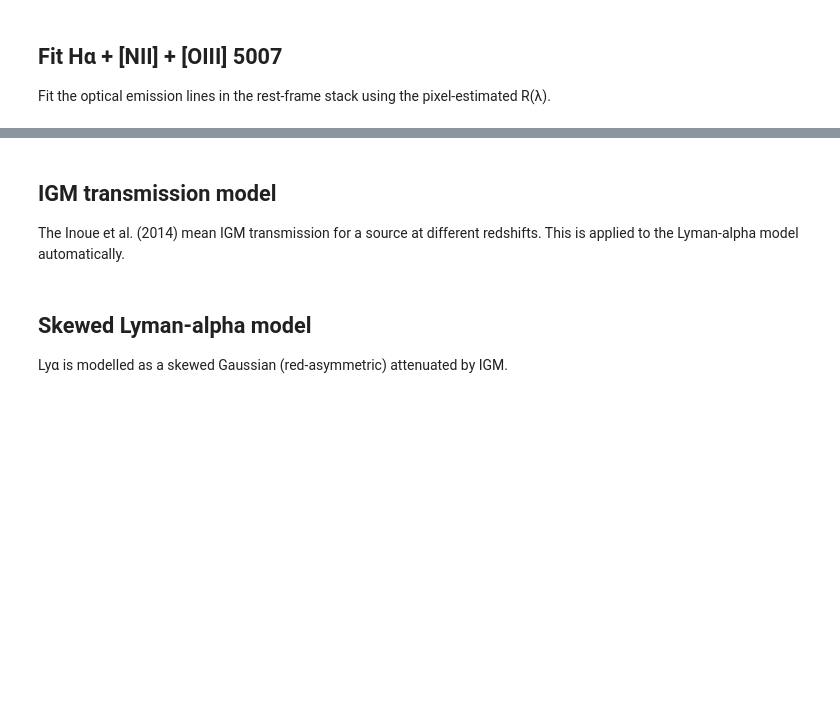
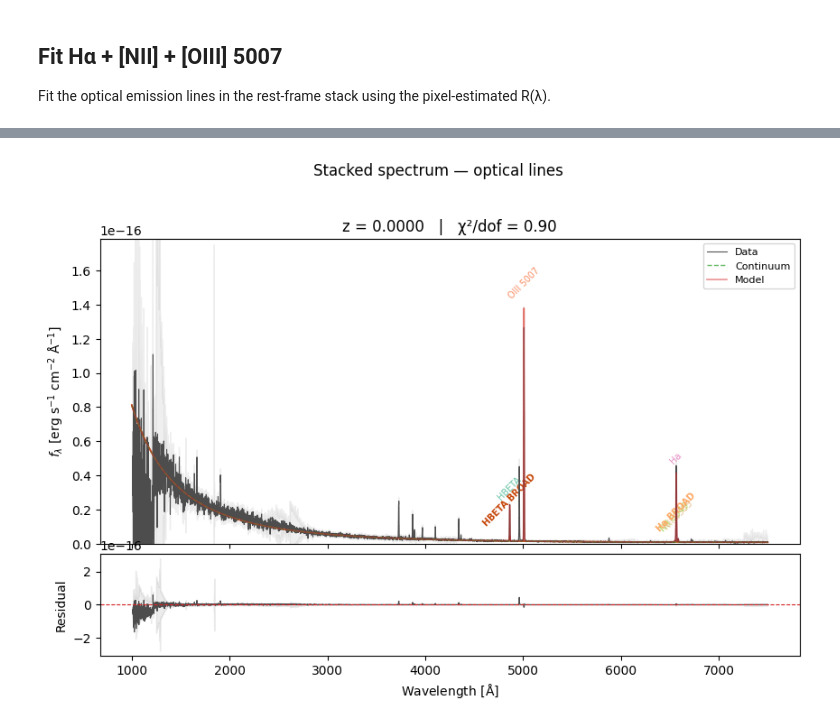
Before and after one commit to raunaq-rai/jwspecfit, a Jupyter notebook: docs/notebooks/03_stacked_spectrum.ipynb, the cells around one changed output, grey strips where cells are left out. Saved outputs shown, nothing was run; the diff lists cells and outputs as text; code cells hidden in the pictures; blank space fills up the shorter version.

```diff
--- a/docs/notebooks/03_stacked_spectrum.ipynb
+++ b/docs/notebooks/03_stacked_spectrum.ipynb
@@ -63,13 +70,12 @@ plt.tight_layout()
 Fit the optical emission lines in the rest-frame stack using
 the pixel-estimated R(λ).
 # %%
-optical_lines = ["OIII_5007", "Ha", "NII_6549", "NII_6585"]
+optical_lines = ["HBETA","OIII_5007", "Ha", "NII_6549", "NII_6585"]
 
 result_opt = jwspecfit.fit_with_broad(
     stack, z=0.0,
     lines=optical_lines,
-    mode="auto",
-    n_boot=200,
+    mode="auto"
 )
 
 print(f"Selected model: {result_opt.selected_model}")
@@ -82,14 +101,11 @@ for name, lr in result_opt.best_fit.lines.items():
 # %%
 # Matplotlib plot
-fig = jwspecfit.plot_fit(result_opt.best_fit, wave_unit="A")
+fig = jwspecfit.plot_fit(result_opt.best_fit, wave_unit="A",flux_unit="flam")
 fig.suptitle("Stacked spectrum — optical lines", y=1.02)
 plt.show()
+# %% [output]
+[figure, added]
 # %%
 # Interactive plotly plot
 fig_interactive = jwspecfit.plot_fit_interactive(result_opt.best_fit, wave_unit="A")
 fig_interactive.show()
-# %% [markdown]
-## IGM transmission model
-
-The Inoue et al. (2014) mean IGM transmission for a source at different
-redshifts.  This is applied to the Lyman-alpha model automatically.
@@ -110,4 +111,0 @@ plt.tight_layout()
-# %% [markdown]
-## Skewed Lyman-alpha model
-
-Lyα is modelled as a skewed Gaussian (red-asymmetric) attenuated by IGM.
```
Also changed, not shown: parts of 5 cells of this notebook, 9 other files.
